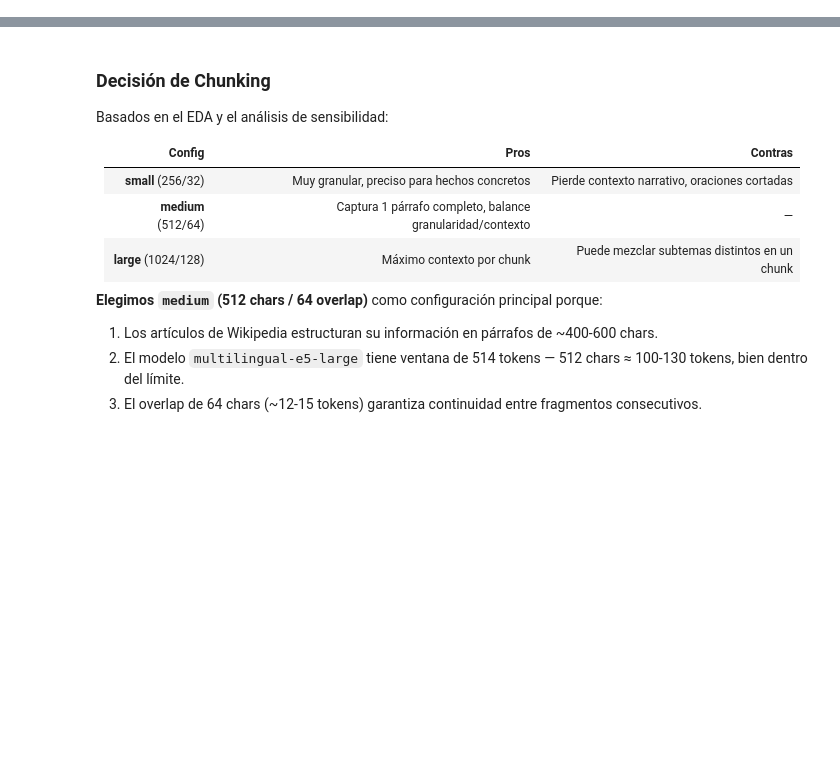
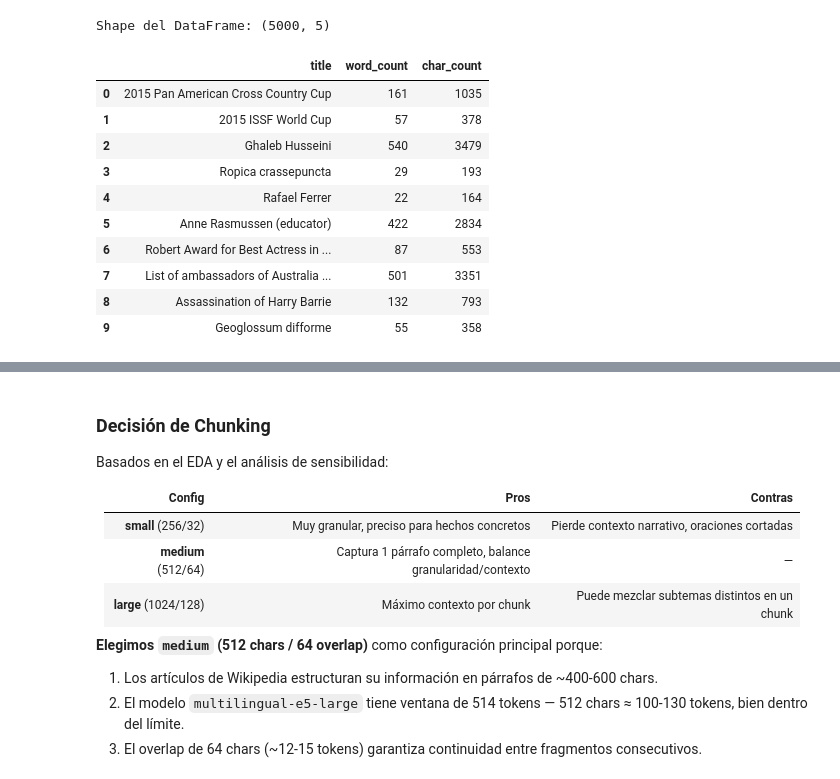
Before and after one commit to jhonattanreales21/nlp_icesi, a Jupyter notebook: unidad_6/Cano_Reales_RAG.ipynb, the cells around one changed output, grey strips where cells are left out. Drawn from its saved outputs; the diff is of its cells as text; code cells hidden in the pictures; blank space fills up the shorter version.

```diff
--- a/unidad_6/Cano_Reales_RAG.ipynb
+++ b/unidad_6/Cano_Reales_RAG.ipynb
@@ -151,13 +209,26 @@ for a in articles[:10]:
 # %%
 # Convertimos a DataFrame para facilitar la exploración
 pd.set_option("display.max_colwidth", 120)
 df = pd.DataFrame(articles)
 
 # Calculamos longitud en palabras de cada artículo
 df["word_count"] = df["text"].apply(lambda t: len(t.split()))
 df["char_count"] = df["text"].apply(len)
 
 print(f"Shape del DataFrame: {df.shape}")
-df[["title", "word_count", "char_count"]].head(10)
+df[["title", "word_count", "char_count"]].head(25)
+# %% [output]
+Shape del DataFrame: (5000, 5)
+|  | title | word_count | char_count |
+| 0 | 2015 Pan American Cross Country Cup | 161 | 1035 |
+| 1 | 2015 ISSF World Cup | 57 | 378 |
+| 2 | Ghaleb Husseini | 540 | 3479 |
+| 3 | Ropica crassepuncta | 29 | 193 |
+| 4 | Rafael Ferrer | 22 | 164 |
+| 5 | Anne Rasmussen (educator) | 422 | 2834 |
+| 6 | Robert Award for Best Actress in ... | 87 | 553 |
+| 7 | List of ambassadors of Australia ... | 501 | 3351 |
+| 8 | Assassination of Harry Barrie | 132 | 793 |
+| 9 | Geoglossum difforme | 55 | 358 |
 # %% [markdown]
 ---
```
Also changed, not shown: parts of 20 cells of this notebook.
